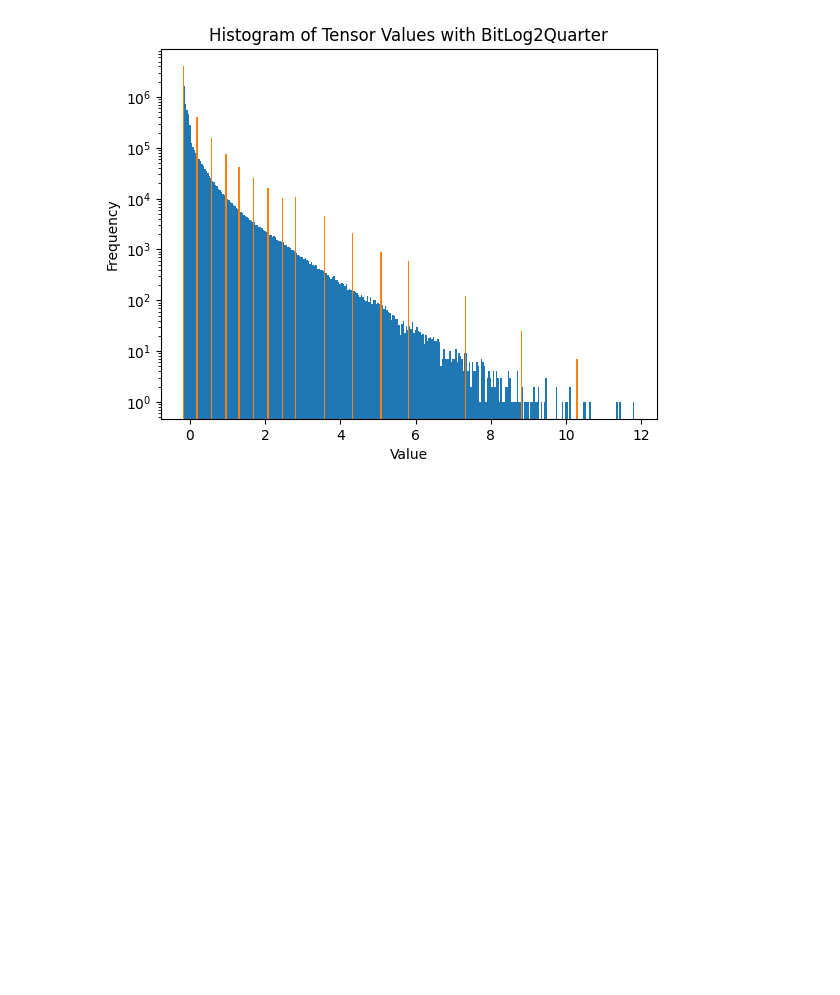
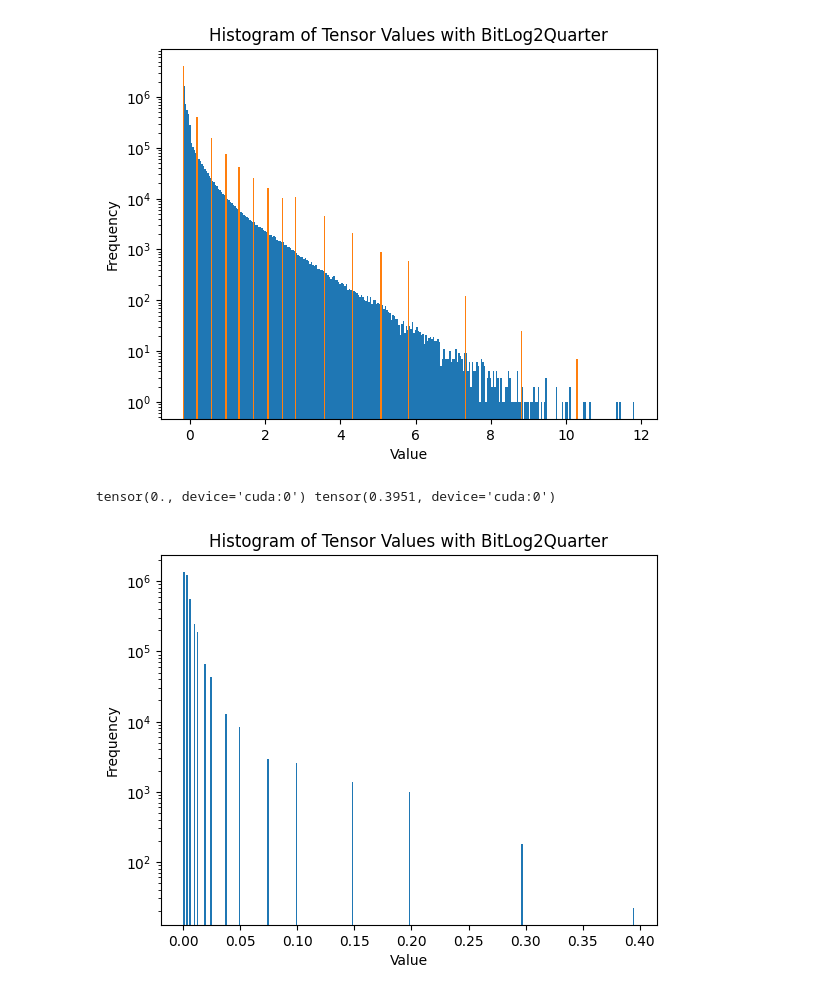
Before and after one commit to jiho264/BitLog2, a Jupyter notebook: distribution_of_gelu.ipynb, the cells around one changed output. Drawn from its saved outputs; the diff is of its cells as text; code cells hidden in the pictures; blank space fills up the shorter version.

```diff
--- a/distribution_of_gelu.ipynb
+++ b/distribution_of_gelu.ipynb
@@ -181,3 +181,17 @@ tensor(2.4029e-06, device='cuda:0') tensor(1., device='cuda:0') 1054110
          2.8237,  3.5722,  4.3206,  5.0691,  5.8175,  7.3144,  8.8112, 10.3081],
        device='cuda:0')
 [figure]
+# %%
+x = torch.load("x_15.pt")
+x_dq = torch.load("x_dq15.pt")/324
+print(x.min(), x.max())
+plt.hist(x.flatten().cpu().numpy(), bins=300)
+# plt.hist(x_dq.flatten().cpu().numpy(), bins=300)
+plt.title("Histogram of Tensor Values with BitLog2Quarter")
+plt.xlabel("Value")
+plt.yscale("log")
+plt.ylabel("Frequency")
+plt.show()
+# %% [output]
+tensor(0., device='cuda:0') tensor(0.3951, device='cuda:0')
+[figure, added]
```
Also changed, not shown: parts of 1 cell of this notebook, 4 other files.
